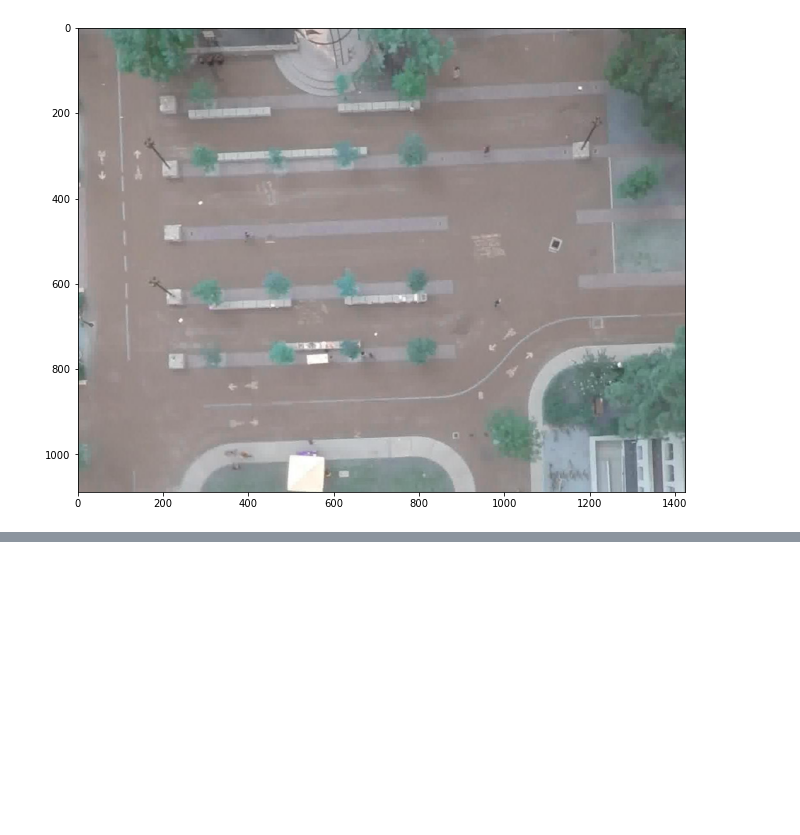
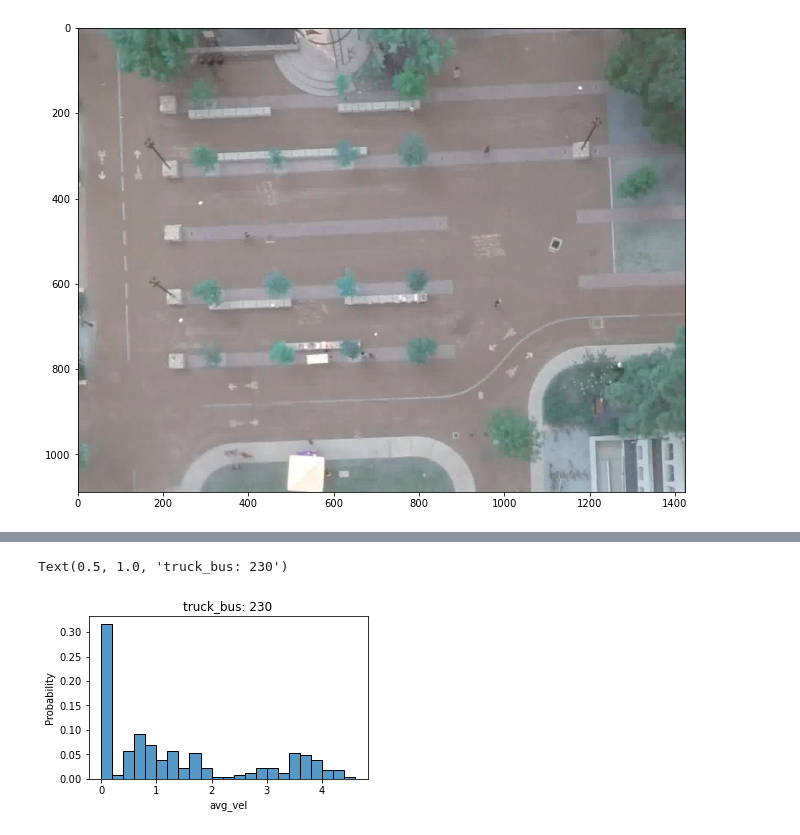
Before and after one commit to danyayay/ynet_adaptive, a Jupyter notebook: notebook/traj.ipynb, the cells around one changed output, grey strips where cells are left out. Saved outputs shown, nothing was run; the diff lists cells and outputs as text; code cells hidden in the pictures; blank space fills up the shorter version.

```diff
--- a/notebook/traj.ipynb
+++ b/notebook/traj.ipynb
@@ -161,0 +208,9 @@ plt.imshow(a['bookstore_0'])
+# %%
+factor = 'avg_vel'
+d = truck_varf[truck_varf.sceneId.apply(lambda x: x in ['scene1']) & (truck_varf.label == 'truck_bus')]
+fig, axes = plt.subplots(1, 1, figsize=(5, 3))
+sns.histplot(d, x=factor, stat='probability', binwidth=0.2)
+plt.title(f'truck_bus: {truck_varf.shape[0]}')
+# %% [output]
+Text(0.5, 1.0, 'truck_bus: 230')
+[figure, added]
```
Also changed, not shown: parts of 19 cells of this notebook, 10 other files.
